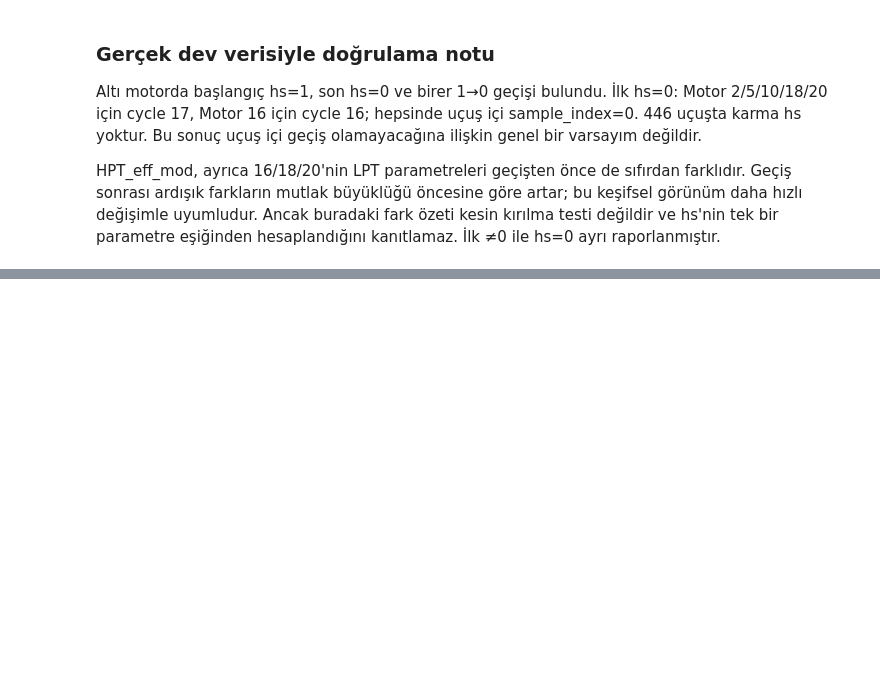
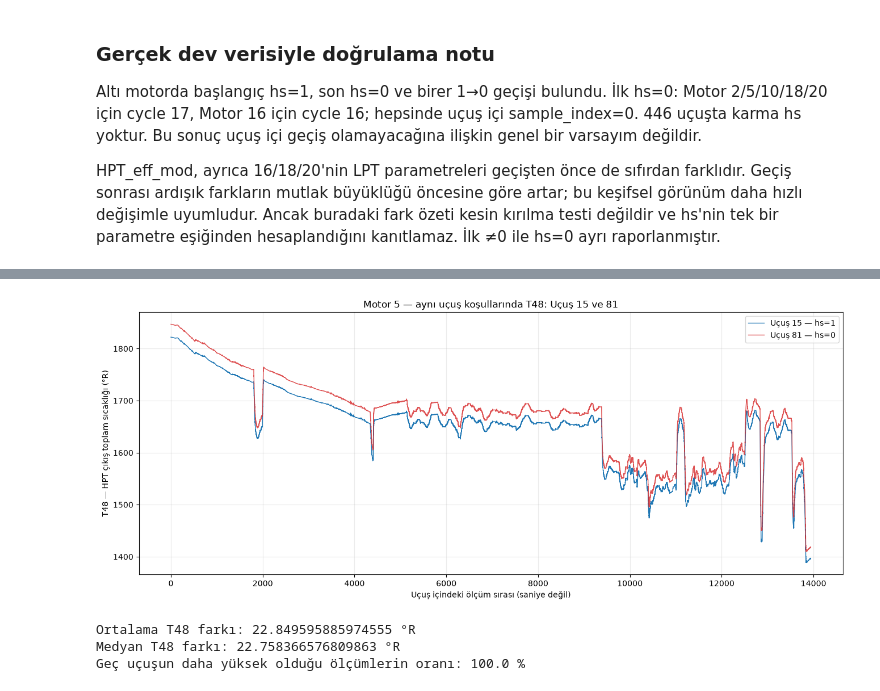
Before and after one commit to ilkinsoydas/End-to-End-PdM-Pipeline, a Jupyter notebook: n_cmapss/notebooks/04_DS02_Lifecycle_Degradation_Analysis.ipynb, the cells around one changed output, grey strips where cells are left out. Saved outputs shown, nothing was run; the diff lists cells and outputs as text; code cells hidden in the pictures; blank space fills up the shorter version.

Commit message:
feat: add interactive flight comparisons under identical operating conditions and summarize findings

```diff
--- a/n_cmapss/notebooks/04_DS02_Lifecycle_Degradation_Analysis.ipynb
+++ b/n_cmapss/notebooks/04_DS02_Lifecycle_Degradation_Analysis.ipynb
@@ -675,0 +778,20 @@ HPT_eff_mod, ayrıca 16/18/20'nin LPT parametreleri geçişten önce de sıfırd
+# %%
+comparison_unit = 5
+comparison_sensor = "T48"
+
+comparison_result = analyze_motor(comparison_unit)
+motor5_summary = comparison_result["summary"].copy()
+
+early_cycles = motor5_summary.loc[
+    motor5_summary["hs_values"] == "1.0", "cycle"
+].astype(int).tolist()
+
+late_cycles = motor5_summary.loc[
+    motor5_summary["hs_values"] == "0.0", "cycle"
+].astype(int).tolist()
+
+print("Gerçekte yüklenen motor:", comparison_result["unit"])
+print("Sensör:", comparison_sensor)
+print("Erken dönem uçuşları:", early_cycles)
+print("Geç dönem ilk ve son uçuş:", late_cycles[0], late_cycles[-1])
+print("Toplam uçuş sayısı:", len(early_cycles) + len(late_cycles))
@@ -675,0 +883,50 @@ HPT_eff_mod, ayrıca 16/18/20'nin LPT parametreleri geçişten önce de sıfırd
+# %%
+sample_index = np.arange(len(early_flight))
+
+plt.figure(figsize=(16, 6))
+
+plt.plot(
+    sample_index,
+    early_flight[comparison_sensor],
+    label=f"Uçuş {selected_early} — hs={early_flight['hs'].iloc[0]:.0f}",
+    linewidth=1.0,
+    color="tab:blue",
+)
+
+plt.plot(
+    sample_index,
+    late_flight[comparison_sensor],
+    label=f"Uçuş {selected_late} — hs={late_flight['hs'].iloc[0]:.0f}",
+    linewidth=1.0,
+    color="tab:red",
+    alpha=0.8,
+)
+
+plt.title(
+    f"Motor {comparison_unit} — aynı uçuş koşullarında "
+    f"{comparison_sensor}: Uçuş {selected_early} ve {selected_late}"
+)
+plt.xlabel("Uçuş içindeki ölçüm sırası (saniye değil)")
+plt.ylabel(variable_label(comparison_sensor))
+plt.legend()
+plt.grid(alpha=0.25)
+plt.show()
+# %% [output]
+[figure, added]
+# %%
+t48_difference = (
+    late_flight["T48"].to_numpy()
+    - early_flight["T48"].to_numpy()
+)
+
+print("Ortalama T48 farkı:", t48_difference.mean(), "°R")
+print("Medyan T48 farkı:", np.median(t48_difference), "°R")
+print(
+    "Geç uçuşun daha yüksek olduğu ölçümlerin oranı:",
+    100 * np.mean(t48_difference > 0),
+    "%"
+)
+# %% [output]
+Ortalama T48 farkı: 22.849595885974555 °R
+Medyan T48 farkı: 22.758366576809863 °R
+Geç uçuşun daha yüksek olduğu ölçümlerin oranı: 100.0 %
```
Also changed, not shown: parts of 28 cells of this notebook.
